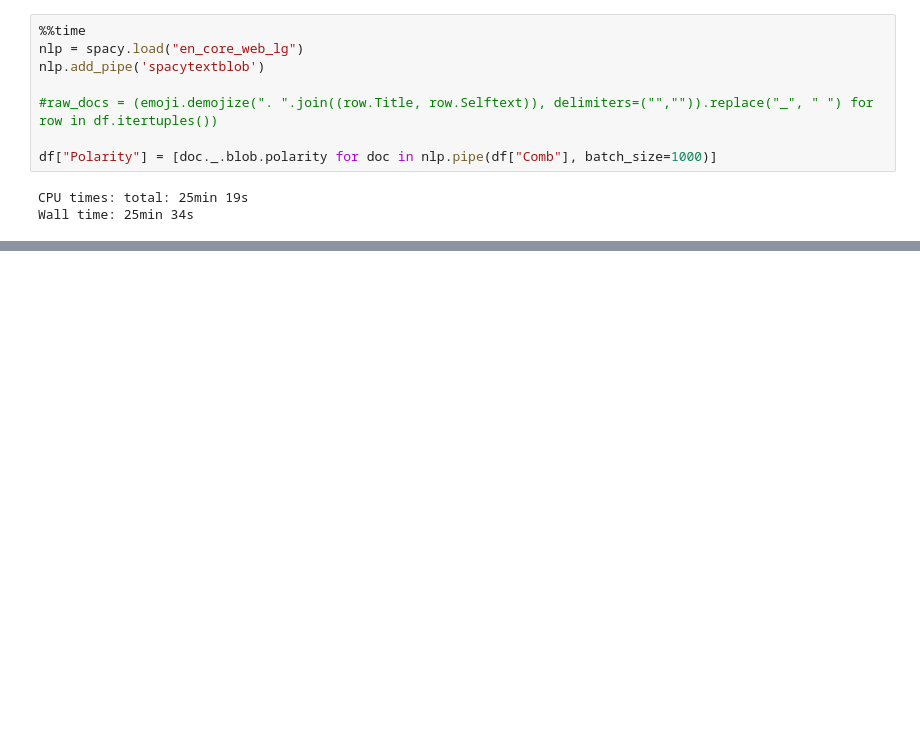
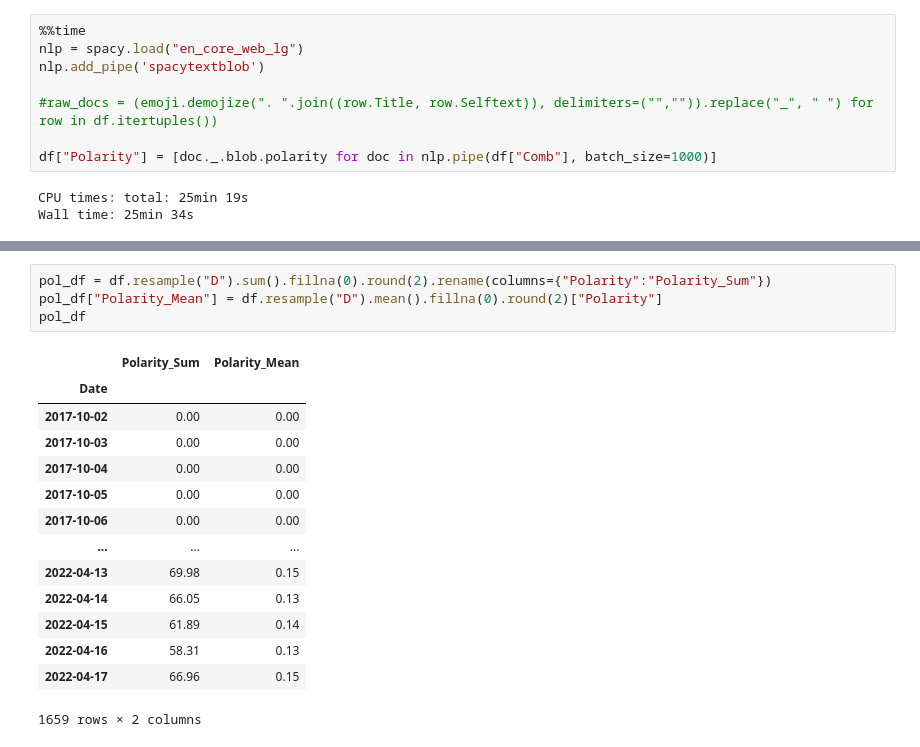
Before and after one commit to amicha02/ape_mining, a Jupyter notebook: notebooks/4.0-mw-sentiment.ipynb, the cells around one changed output, grey strips where cells are left out. Drawn from its saved outputs; the diff is of its cells as text; blank space fills up the shorter version.

```diff
--- a/notebooks/4.0-mw-sentiment.ipynb
+++ b/notebooks/4.0-mw-sentiment.ipynb
@@ -191,0 +189,19 @@ ValueError: Length mismatch: Expected axis has 267722 elements, new values have
+# %%
+pol_df = df.resample("D").sum().fillna(0).round(2).rename(columns={"Polarity":"Polarity_Sum"})
+pol_df["Polarity_Mean"] = df.resample("D").mean().fillna(0).round(2)["Polarity"]
+pol_df
+# %% [output]
+|  | Polarity_Sum | Polarity_Mean |
+| Date |  |  |
+| 2017-10-02 | 0.00 | 0.00 |
+| 2017-10-03 | 0.00 | 0.00 |
+| 2017-10-04 | 0.00 | 0.00 |
+| 2017-10-05 | 0.00 | 0.00 |
+| 2017-10-06 | 0.00 | 0.00 |
+| ... | ... | ... |
+| 2022-04-13 | 69.98 | 0.15 |
+| 2022-04-14 | 66.05 | 0.13 |
+| 2022-04-15 | 61.89 | 0.14 |
+| 2022-04-16 | 58.31 | 0.13 |
+| 2022-04-17 | 66.96 | 0.15 |
+1659 rows × 2 columns
```
Also changed, not shown: parts of 14 cells of this notebook, 2 other files.
